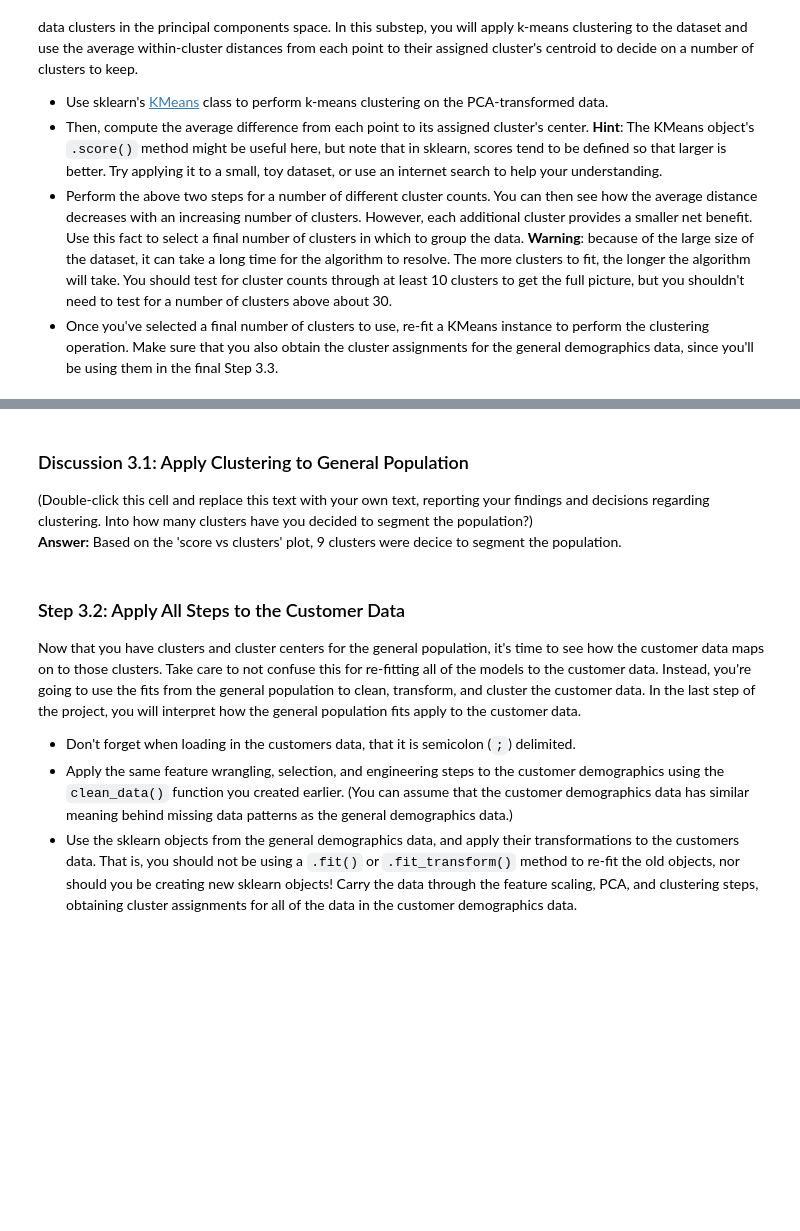
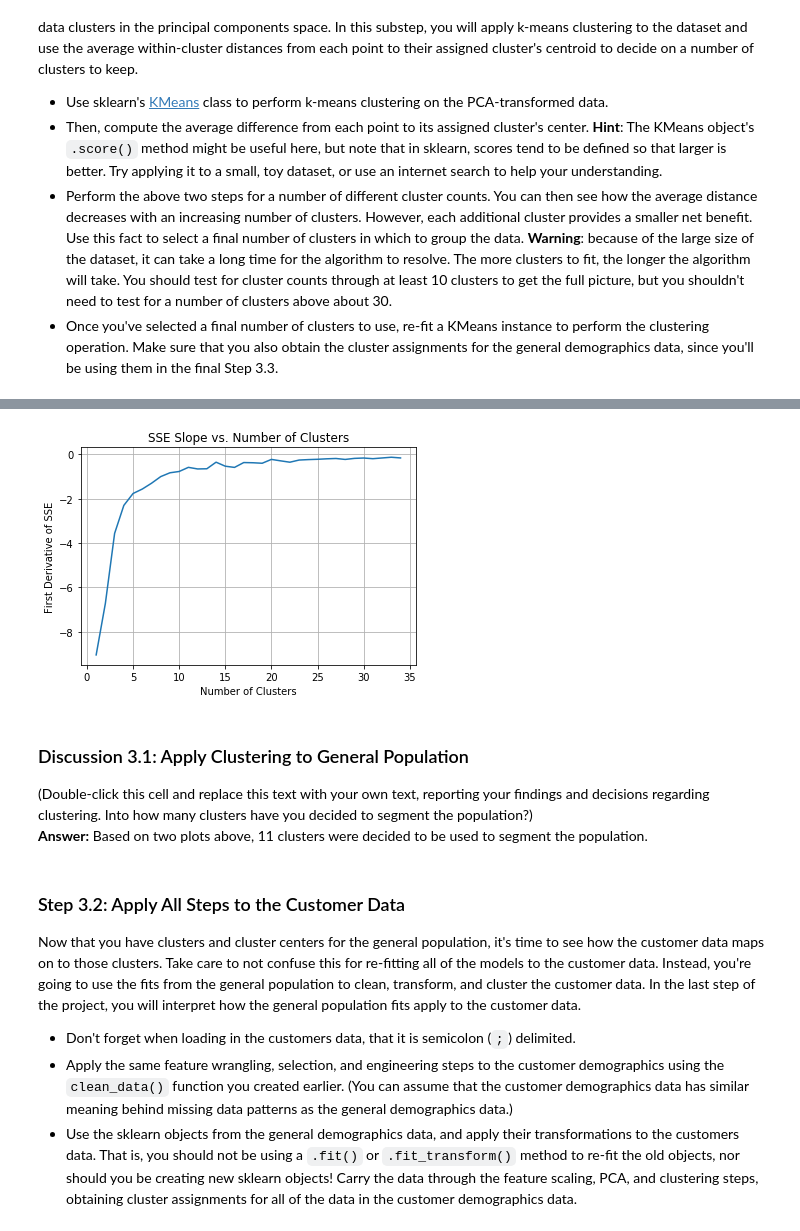
Before and after one commit to soniamehtaml/Udacity-Data-Scientist-Nanodegree, a Jupyter notebook: projects/p3-IdentifyCustomerSegments/Identify_Customer_Segments.ipynb, the cells around one changed output, grey strips where cells are left out. Cells and saved outputs as stored; diff of their text form; code cells hidden in the pictures; blank space fills up the shorter version.

```diff
--- a/projects/p3-IdentifyCustomerSegments/Identify_Customer_Segments.ipynb
+++ b/projects/p3-IdentifyCustomerSegments/Identify_Customer_Segments.ipynb
@@ -719,3 +725,12 @@ plt.show()
+# %%
+plt.plot(Nc, np.gradient(np.abs(score))/pcs.shape[0])
+plt.grid(True)
+plt.xlabel('Number of Clusters')
+plt.ylabel('First Derivative of SSE')
+plt.title('SSE Slope vs. Number of Clusters')
+plt.show()
+# %% [output]
+[figure, added]
 # %%
 # Re-fit the k-means model with the selected number of clusters and obtain
 # cluster predictions for the general population demographics data.
@@ -727,7 +742,7 @@ centers = kmeans[cluster - 1].cluster_centers_
 ### Discussion 3.1: Apply Clustering to General Population
 
 (Double-click this cell and replace this text with your own text, reporting your findings and decisions regarding clustering. Into how many clusters have you decided to segment the population?)
-**Answer:** Based on the 'score vs clusters' plot, 9 clusters were decice to segment the population.
+**Answer:** Based on two plots above, 11 clusters were decided to be used to segment the population.
 # %% [markdown]
 ### Step 3.2: Apply All Steps to the Customer Data
 
```
Also changed, not shown: parts of 15 cells of this notebook, 3 other files.
